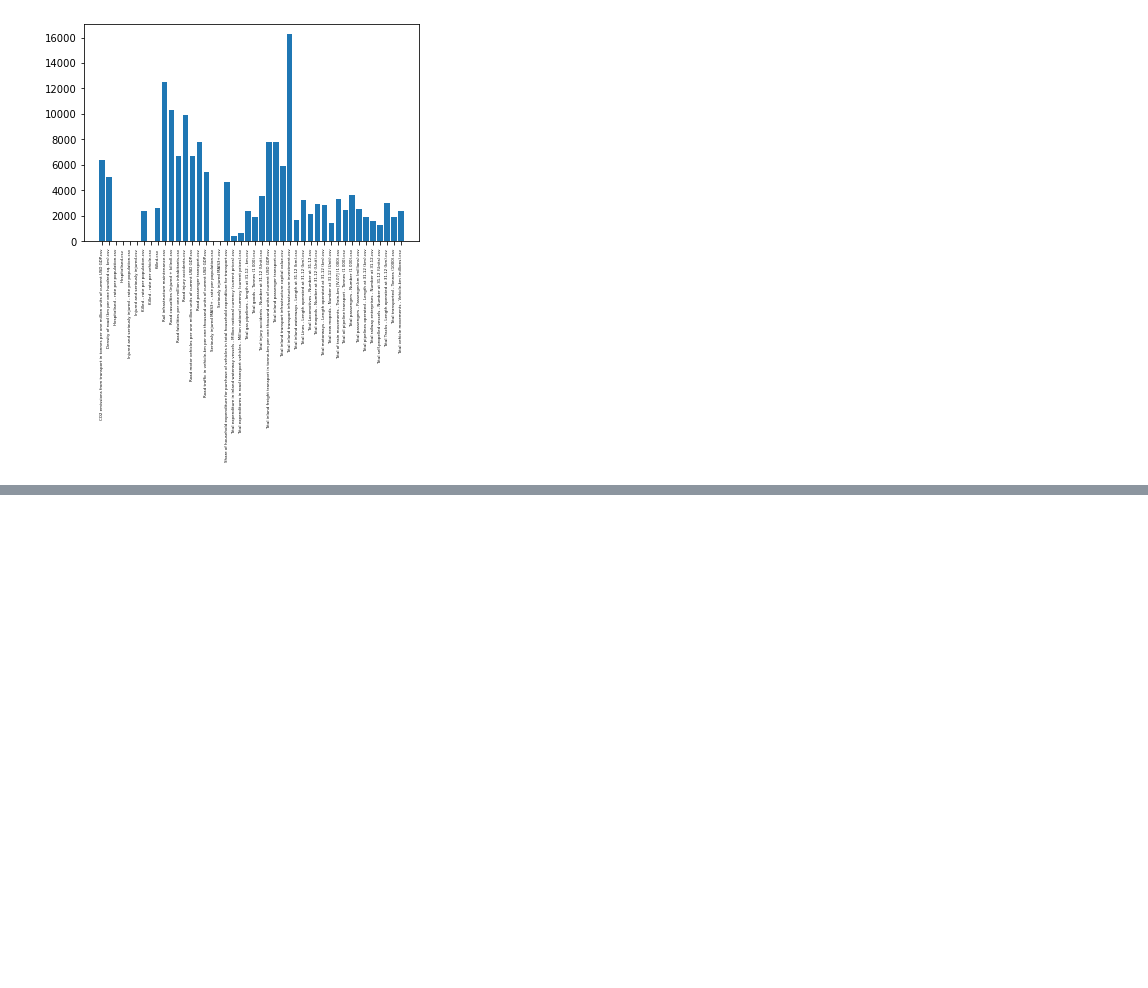
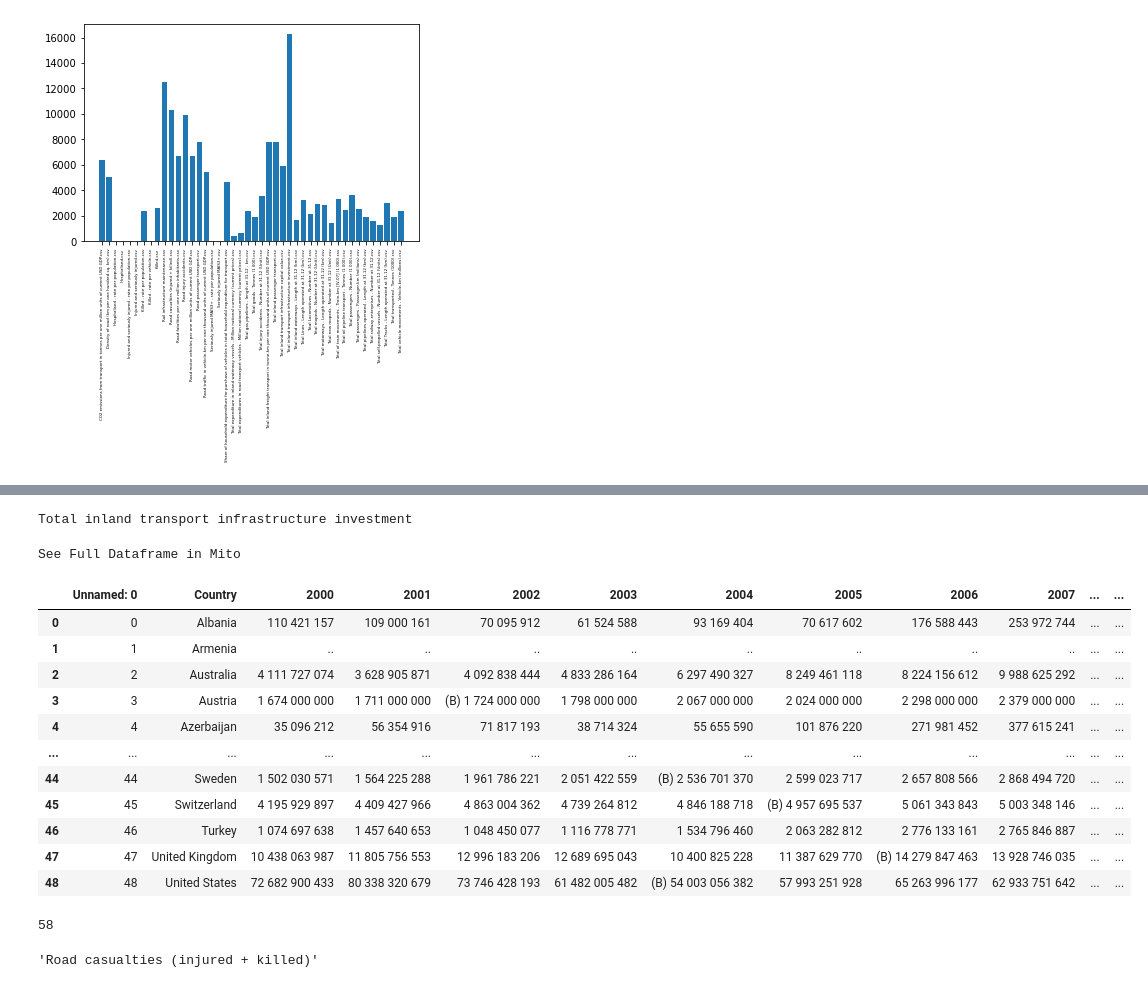
Before and after one commit to zeevSozin/data-science-project, a Jupyter notebook: dataGatherring.ipynb, the cells around one changed output, grey strips where cells are left out. Cells and saved outputs as stored; diff of their text form; code cells hidden in the pictures; blank space fills up the shorter version.

```diff
--- a/dataGatherring.ipynb
+++ b/dataGatherring.ipynb
@@ -51,0 +78,5 @@ plt.bar(x,y)
+# %%
+def readCsvFile(dirName,FileName):
+    title=FileName.strip('.csv')
+    df=pd.read_csv(dirName+FileName)
+    return title ,df
@@ -51,0 +94,2 @@ plt.bar(x,y)
+# %%
+fileVSsizeDf=fileVSsizeDf[fileVSsizeDf["File_size"]>10]
@@ -51,0 +125,2 @@ plt.bar(x,y)
+# %%
+fileVSsizeDf.sort_values('File_size',ascending=False,inplace=True)
@@ -51,0 +148,20 @@ plt.bar(x,y)
+# %%
+largestFileName,largestFile=readCsvFile(baseDir,fileVSsizeDf.iloc[0,0])
+# %%
+print(largestFileName)
+largestFile
+# %% [output]
+Total inland transport infrastructure investment
+See Full Dataframe in Mito
+|  | Unnamed: 0 | Country | 2000 | 2001 | 2002 | 2003 | 2004 | 2005 | 2006 | 2007 | ... | ... |
+| 0 | 0 | Albania | 110 421 157 | 109 000 161 | 70 095 912 | 61 524 588 | 93 169 404 | 70 617 602 | 176 588 443 | 253 972 744 | ... | ... |
+| 1 | 1 | Armenia | .. | .. | .. | .. | .. | .. | .. | .. | ... | ... |
+| 2 | 2 | Australia | 4 111 727 074 | 3 628 905 871 | 4 092 838 444 | 4 833 286 164 | 6 297 490 327 | 8 249 461 118 | 8 224 156 612 | 9 988 625 292 | ... | ... |
+| 3 | 3 | Austria | 1 674 000 000 | 1 711 000 000 | (B) 1 724 000 000 | 1 798 000 000 | 2 067 000 000 | 2 024 000 000 | 2 298 000 000 | 2 379 000 000 | ... | ... |
+| 4 | 4 | Azerbaijan | 35 096 212 | 56 354 916 | 71 817 193 | 38 714 324 | 55 655 590 | 101 876 220 | 271 981 452 | 377 615 241 | ... | ... |
+| ... | ... | ... | ... | ... | ... | ... | ... | ... | ... | ... | ... | ... |
+| 44 | 44 | Sweden | 1 502 030 571 | 1 564 225 288 | 1 961 786 221 | 2 051 422 559 | (B) 2 536 701 370 | 2 599 023 717 | 2 657 808 566 | 2 868 494 720 | ... | ... |
+| 45 | 45 | Switzerland | 4 195 929 897 | 4 409 427 966 | 4 863 004 362 | 4 739 264 812 | 4 846 188 718 | (B) 4 957 695 537 | 5 061 343 843 | 5 003 348 146 | ... | ... |
+| 46 | 46 | Turkey | 1 074 697 638 | 1 457 640 653 | 1 048 450 077 | 1 116 778 771 | 1 534 796 460 | 2 063 282 812 | 2 776 133 161 | 2 765 846 887 | ... | ... |
+| 47 | 47 | United Kingdom | 10 438 063 987 | 11 805 756 553 | 12 996 183 206 | 12 689 695 043 | 10 400 825 228 | 11 387 629 770 | (B) 14 279 847 463 | 13 928 746 035 | ... | ... |
+| 48 | 48 | United States | 72 682 900 433 | 80 338 320 679 | 73 746 428 193 | 61 482 005 482 | (B) 54 003 056 382 | 57 993 251 928 | 65 263 996 177 | 62 933 751 642 | ... | ... |
@@ -51,0 +177,14 @@ plt.bar(x,y)
+# %%
+max=0
+for i in dataframesDf.index:
+    count=len(dataframesDf.iloc[i,1])
+    if(count>max):
+        max=count
+        title=dataframesDf.iloc[i,0]
+print(max)
+# %% [output]
+58
+# %%
+title
+# %% [output]
+'Road casualties (injured + killed)'
```
Also changed, not shown: parts of 18 cells of this notebook.
